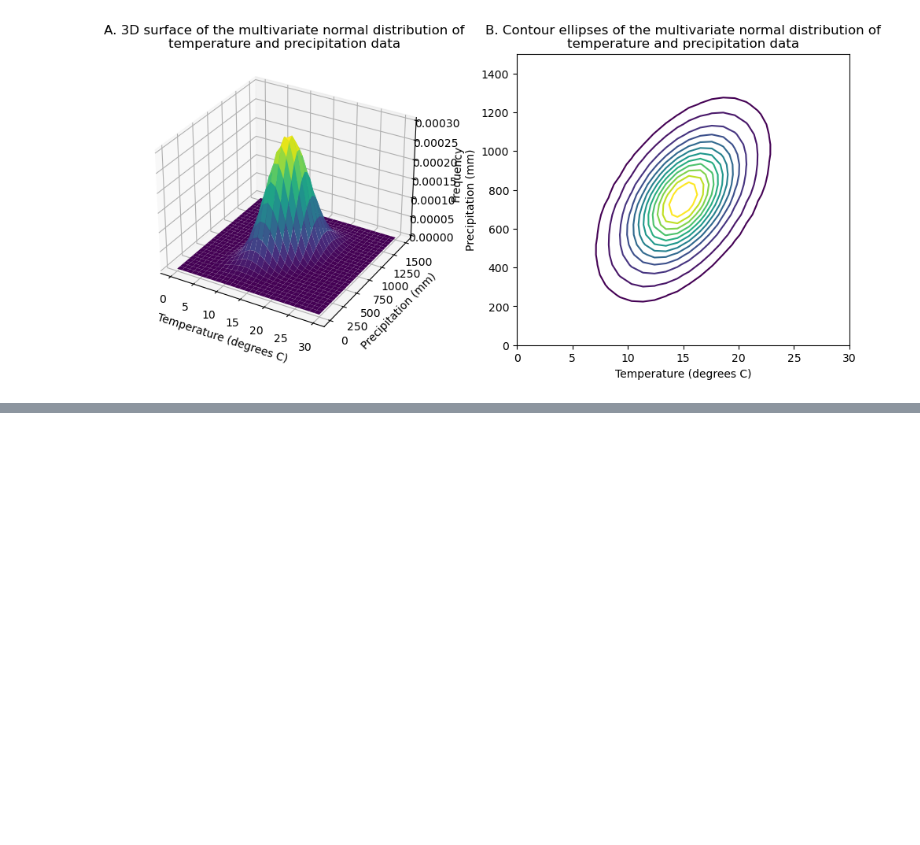
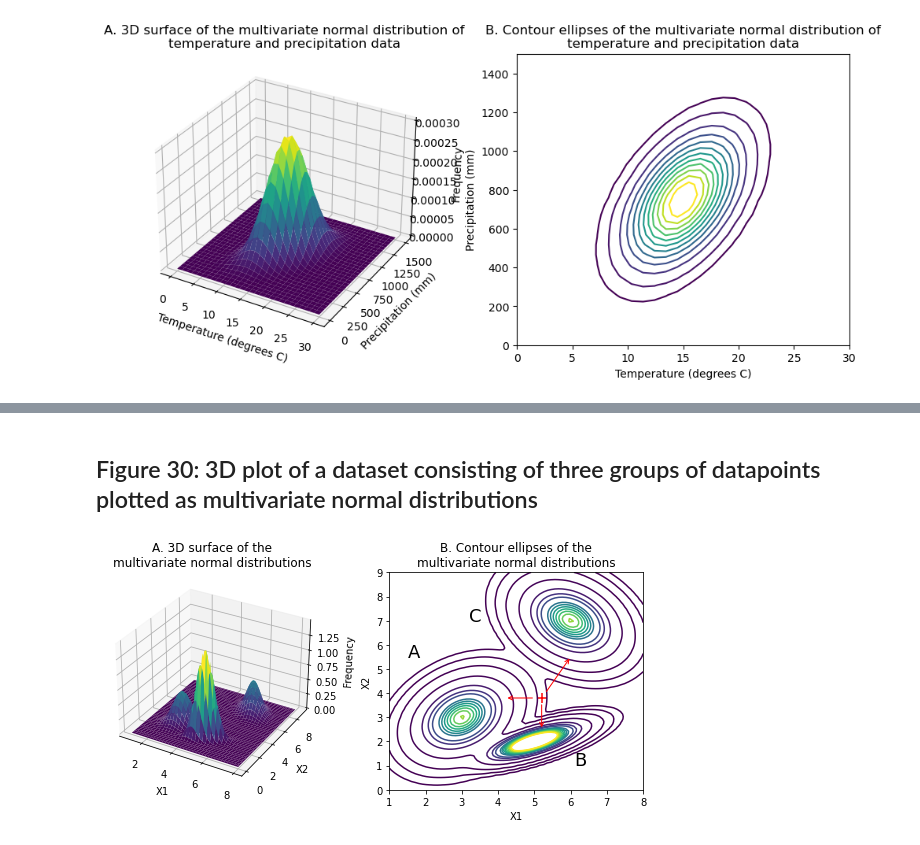
Before and after one commit to nielsjdewinter/VU_Data_analysis_Jupyter_labs, a Jupyter notebook: Syllabus_functions.ipynb, the cells around one changed output, grey strips where cells are left out. Cells and saved outputs as stored; diff of their text form; code cells hidden in the pictures; blank space fills up the shorter version.

```diff
--- a/Syllabus_functions.ipynb
+++ b/Syllabus_functions.ipynb
@@ -959,0 +1035,72 @@ plt.show()
+# %% [markdown]
+## Figure 30: 3D plot of a dataset consisting of three groups of datapoints plotted as multivariate normal distributions
+# %%
+# Create dataset by sampling from three multivariate normal distributions
+np.random.seed(0) # Set seed
+
+samples1 = np.random.multivariate_normal([3, 3],
+    [[0.25, 0.5 * 0.6 * 0.3], [0.5 * 0.6 * 0.3, 0.36]], # Simulate correlation of 0.5
+    200
+)
+samples2 = np.random.multivariate_normal([5, 2],
+    [[0.25, 0.5 * 0.3 * 0.7], [0.5 * 0.3 * 0.7, 0.09]], # Simulate correlation of 0.5
+    200
+)
+samples3 = np.random.multivariate_normal([6, 7],
+    [[0.25, 0.5 * 0.6 * -0.3], [0.5 * 0.6 * -0.3, 0.36]], # Simulate correlation of 0.5
+    200
+)
+
+# Create grid
+x = np.linspace(1, 8, 70)
+y = np.linspace(0, 9, 90)
+X, Y = np.meshgrid(x, y)
+
+# Create multivariate normal surfaces
+pos = np.empty(X.shape + (2, ))
+pos[:, :, 0] = X; pos[:, :, 1] = Y
+multivar1 = multivariate_normal(
+    [3, 3],
+    [[0.25, 0.5 * 0.6 * 0.3], [0.5 * 0.6 * 0.3, 0.36]]
+)
+multivar2 = multivariate_normal(
+    [5, 2],
+    [[0.25, 0.5 * 0.3 * 0.7], [0.5 * 0.3 * 0.7, 0.09]]
+)
+multivar3 = multivariate_normal(
+    [6, 7],
+    [[0.25, 0.5 * 0.6 * -0.3], [0.5 * 0.6 * -0.3, 0.36]]
+)
+
+# Create 3D figure with subplots
+fig = plt.figure(figsize = plt.figaspect(0.4))
+
+# A. 3D plot of smooth multivariate normal
+ax = fig.add_subplot(1, 2, 1, projection = '3d')
+ax.plot_surface(X, Y, multivar1.pdf(pos) + multivar2.pdf(pos) + multivar3.pdf(pos), cmap = 'viridis', linewidth = 0)
+ax.set_title('A. 3D surface of the\nmultivariate normal distributions')
+ax.set_xlabel('X1')
+ax.set_ylabel('X2')
+ax.set_zlabel('Frequency')
+
+# B. Contour plot of smooth multivariate normal
+contour_levels = [0.00001, 0.0001, 0.001, 0.01, 0.05, 0.1, 0.15, 0.25, 0.3, 0.35, 0.4, 0.45, 0.5, 0.55, 0.6, 0.65]  # Set levels for ellipses
+ax = fig.add_subplot(1, 2, 2)
+ax.contour(X, Y, multivar1.pdf(pos) + multivar2.pdf(pos) + multivar3.pdf(pos), levels = contour_levels, cmap = 'viridis', linewidths = 1.5)
+ax.set_title('B. Contour ellipses of the\nmultivariate normal distributions')
+ax.set_xlabel('X1')
+ax.set_ylabel('X2')
+
+# Add group labels
+ax.text(1.5, 5.5, 'A', size = 18)
+ax.text(6.1, 1.0, 'B', size = 18)
+ax.text(3.2, 7.0, 'C', size = 18)
+
+# Add red sample and annotation with arrows
+ax.scatter(5.2, 3.8, marker = '+', s = 100, color = "red") # Plot histogram
+ax.annotate('', xy = (5.2, 2.5), xytext = (5.2, 3.6), arrowprops = dict(arrowstyle = '->', color = 'red'))
+ax.annotate('', xy = (4.2, 3.8), xytext = (5.0, 3.8), arrowprops = dict(arrowstyle = '->', color = 'red'))
+ax.annotate('', xy = (6, 5.5), xytext = (5.3, 4), arrowprops = dict(arrowstyle = '->', color = 'red'))
+plt.show()
+# %% [output]
+[figure, added]
```
Also changed, not shown: parts of 13 cells of this notebook, 1 other file.
